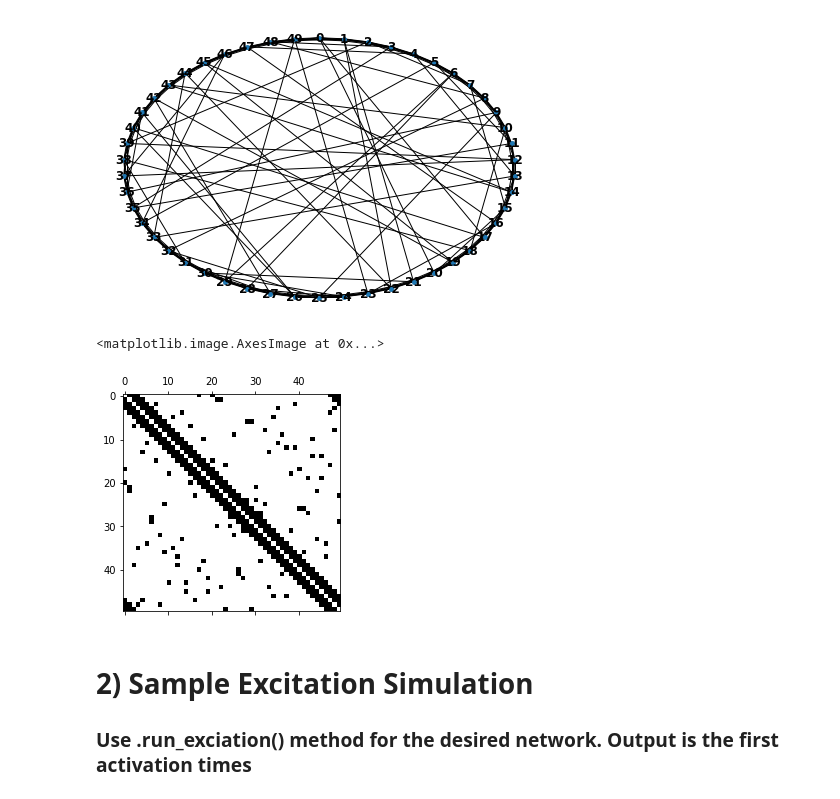
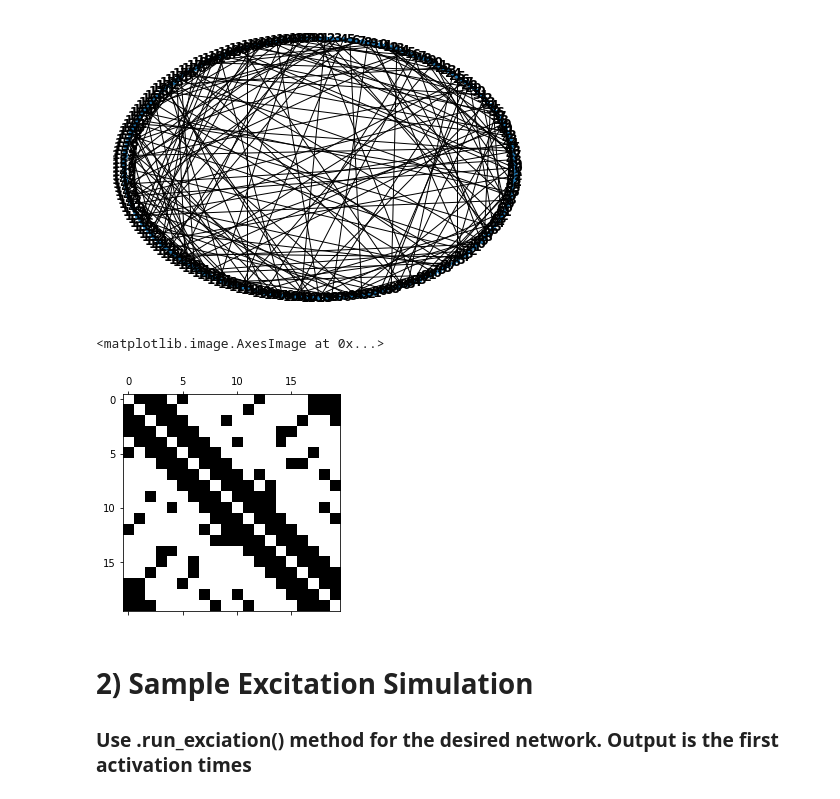
Before and after one commit to ulgenklc/Complex-Contagions, a Jupyter notebook: Excitations_python/new_model/WTM_v1.ipynb, the cells around one changed output. Saved outputs shown, nothing was run; the diff lists cells and outputs as text; code cells hidden in the pictures.

```diff
--- a/Excitations_python/new_model/WTM_v1.ipynb
+++ b/Excitations_python/new_model/WTM_v1.ipynb
@@ -376,11 +376,12 @@ class geometric_network():
         for i in range(len(persistence)):
             if persistence[i][0] == 1:
                 oned_holes.append(persistence[i][1])
-        oned_holes = oned_holes
         oned_holes = np.array(oned_holes)
         persistence_life_times = oned_holes[:,1]-oned_holes[:,0]
-        Delta = np.sort(persistence_life_times)[-1]-np.sort(persistence_life_times)[-2]
-        return(Delta)
+        Delta_min = np.sort(persistence_life_times)[-1]-np.sort(persistence_life_times)[-2]
+        Delta_max = np.sort(persistence_life_times)[-1]-np.sort(persistence_life_times)[1]
+        Delta_avg = np.mean(persistence_life_times[1:])
+        return(Delta_min, Delta_max, Delta_avg)
 # %%
 def display_comm_sizes(Q, labels):
     fig,ax = plt.subplots(1,1, figsize =(20,10))
@@ -399,18 +400,19 @@ def display_comm_sizes(Q, labels):
     ax.set_ylabel('Number of Nodes', fontsize = 20)
     ax.legend(fontsize = 'x-large')
 # %%
-n = 50
+n = 200
 d2 = 2
 ring_latt_k_regular =  geometric_network('ring_lattice', size = n, banded = True, band_length = 3)
 ring_latt_k_regular.add_noise_to_geometric('k_regular', d2)
 ring_latt_k_regular.display()
+#plt.savefig('/Users/bengieru/Dane/docs/source/networkx.png')
 # %% [output]
-[figure, old version]
+[figure, new version]
 # %%
 plt.spy(ring_latt_k_regular.A.todense())
 # %% [output]
 <matplotlib.image.AxesImage at 0x...>
-[figure, old version]
+[figure, new version]
 # %% [markdown]
 # 2) Sample Excitation Simulation
    ### Use .run_exciation() method for the desired network. Output is the first activation times
```
Also changed, not shown: parts of 13 cells of this notebook, 58 other files.
